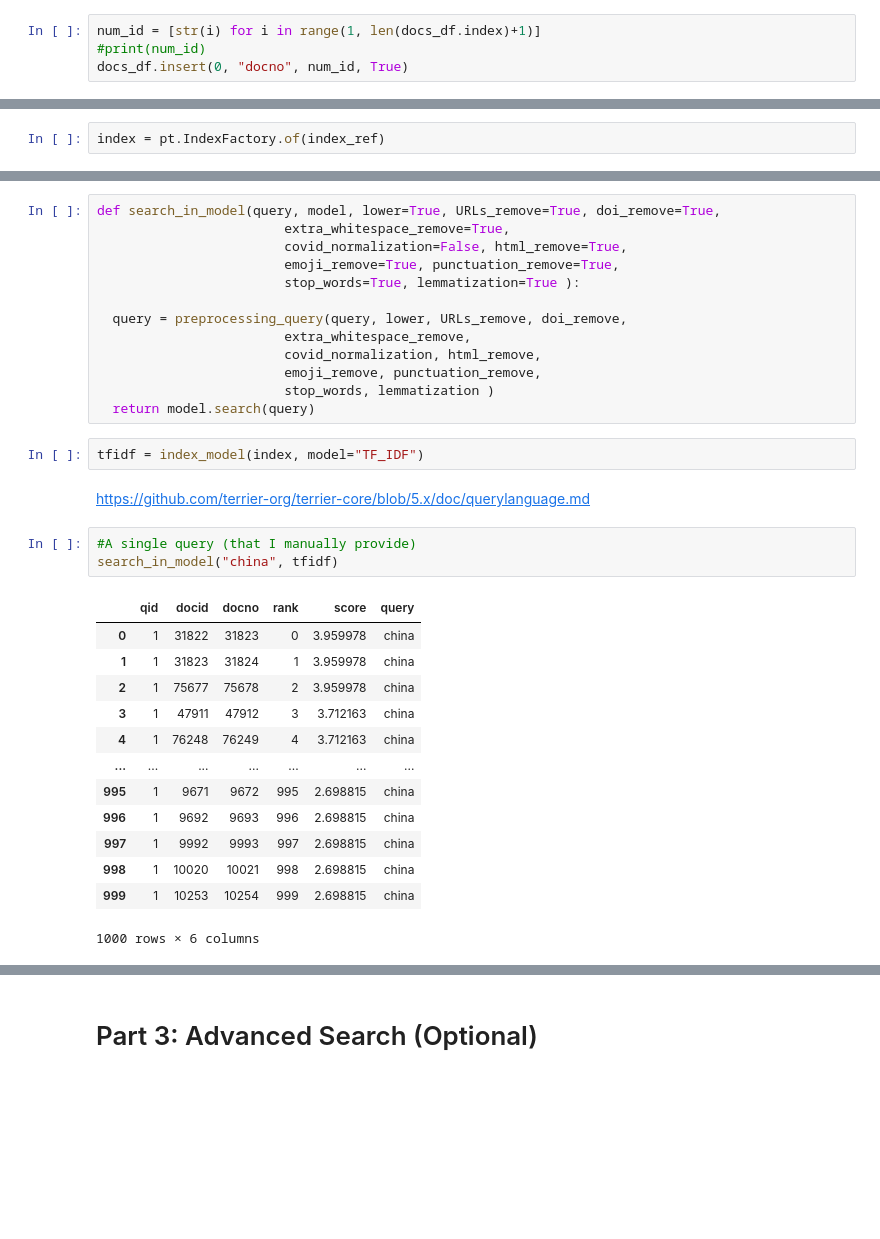
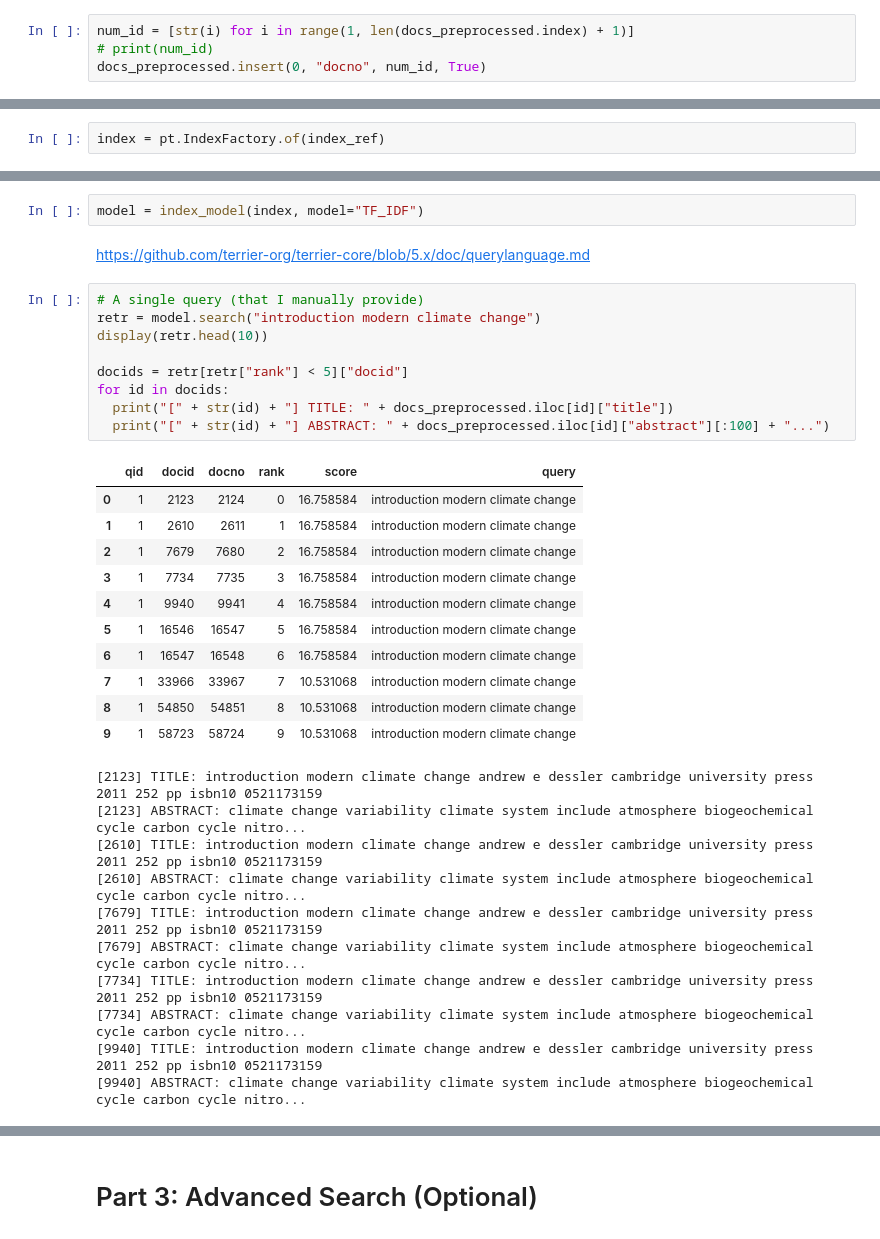
Before and after one commit to saiteki-kai/ir-covid, a Jupyter notebook: IR_Covid.ipynb, the cells around one changed output, grey strips where cells are left out. Saved outputs shown, nothing was run; the diff lists cells and outputs as text; blank space fills up the shorter version.

```diff
--- a/IR_Covid.ipynb
+++ b/IR_Covid.ipynb
@@ -564,6 +488,6 @@ np.where( pd.isnull(docs_df) )
 # %%
-num_id = [str(i) for i in range(1, len(docs_df.index)+1)]
-#print(num_id)
-docs_df.insert(0, "docno", num_id, True)
+num_id = [str(i) for i in range(1, len(docs_preprocessed.index) + 1)]
+# print(num_id)
+docs_preprocessed.insert(0, "docno", num_id, True)
 # %% [markdown]
 ### Index
@@ -665,36 +598,37 @@ def index_model(index, model="TF_IDF"):
-# %%
-def search_in_model(query, model, lower=True, URLs_remove=True, doi_remove=True,
-                        extra_whitespace_remove=True,
-                        covid_normalization=False, html_remove=True,
-                        emoji_remove=True, punctuation_remove=True,
-                        stop_words=True, lemmatization=True ):
-
-  query = preprocessing_query(query, lower, URLs_remove, doi_remove,
-                        extra_whitespace_remove,
-                        covid_normalization, html_remove,
-                        emoji_remove, punctuation_remove,
-                        stop_words, lemmatization )
-  return model.search(query)
 # %%
-tfidf = index_model(index, model="TF_IDF")
+model = index_model(index, model="TF_IDF")
 # %% [markdown]
 https://github.com/terrier-org/terrier-core/blob/5.x/doc/querylanguage.md
-# %%
-#A single query (that I manually provide)
-search_in_model("china", tfidf)
-# %% [output]
-|  | qid | docid | docno | rank | score | query |
-| 0 | 1 | 31822 | 31823 | 0 | 3.959978 | china |
-| 1 | 1 | 31823 | 31824 | 1 | 3.959978 | china |
-| 2 | 1 | 75677 | 75678 | 2 | 3.959978 | china |
-| 3 | 1 | 47911 | 47912 | 3 | 3.712163 | china |
-| 4 | 1 | 76248 | 76249 | 4 | 3.712163 | china |
-| ... | ... | ... | ... | ... | ... | ... |
-| 995 | 1 | 9671 | 9672 | 995 | 2.698815 | china |
-| 996 | 1 | 9692 | 9693 | 996 | 2.698815 | china |
-| 997 | 1 | 9992 | 9993 | 997 | 2.698815 | china |
-| 998 | 1 | 10020 | 10021 | 998 | 2.698815 | china |
-| 999 | 1 | 10253 | 10254 | 999 | 2.698815 | china |
-1000 rows × 6 columns
+# %%
+# A single query (that I manually provide)
+retr = model.search("introduction modern climate change")
+display(retr.head(10))
+
+docids = retr[retr["rank"] < 5]["docid"]
+for id in docids:
+  print("[" + str(id) + "] TITLE: " + docs_preprocessed.iloc[id]["title"])
+  print("[" + str(id) + "] ABSTRACT: " + docs_preprocessed.iloc[id]["abstract"][:100] + "...")
+# %% [output]
+|  | qid | docid | docno | rank | score | query |
+| 0 | 1 | 2123 | 2124 | 0 | 16.758584 | introduction modern climate change |
+| 1 | 1 | 2610 | 2611 | 1 | 16.758584 | introduction modern climate change |
+| 2 | 1 | 7679 | 7680 | 2 | 16.758584 | introduction modern climate change |
+| 3 | 1 | 7734 | 7735 | 3 | 16.758584 | introduction modern climate change |
+| 4 | 1 | 9940 | 9941 | 4 | 16.758584 | introduction modern climate change |
+| 5 | 1 | 16546 | 16547 | 5 | 16.758584 | introduction modern climate change |
+| 6 | 1 | 16547 | 16548 | 6 | 16.758584 | introduction modern climate change |
+| 7 | 1 | 33966 | 33967 | 7 | 10.531068 | introduction modern climate change |
+| 8 | 1 | 54850 | 54851 | 8 | 10.531068 | introduction modern climate change |
+| 9 | 1 | 58723 | 58724 | 9 | 10.531068 | introduction modern climate change |
+[2123] TITLE: introduction modern climate change andrew e dessler cambridge university press 2011 252 pp isbn10 0521173159
+[2123] ABSTRACT: climate change variability climate system include atmosphere biogeochemical cycle carbon cycle nitro...
+[2610] TITLE: introduction modern climate change andrew e dessler cambridge university press 2011 252 pp isbn10 0521173159
+[2610] ABSTRACT: climate change variability climate system include atmosphere biogeochemical cycle carbon cycle nitro...
+[7679] TITLE: introduction modern climate change andrew e dessler cambridge university press 2011 252 pp isbn10 0521173159
+[7679] ABSTRACT: climate change variability climate system include atmosphere biogeochemical cycle carbon cycle nitro...
+[7734] TITLE: introduction modern climate change andrew e dessler cambridge university press 2011 252 pp isbn10 0521173159
+[7734] ABSTRACT: climate change variability climate system include atmosphere biogeochemical cycle carbon cycle nitro...
+[9940] TITLE: introduction modern climate change andrew e dessler cambridge university press 2011 252 pp isbn10 0521173159
+[9940] ABSTRACT: climate change variability climate system include atmosphere biogeochemical cycle carbon cycle nitro...
 # %%
 print("+woman covid")
```
Also changed, not shown: parts of 63 cells of this notebook, 1 other file.
